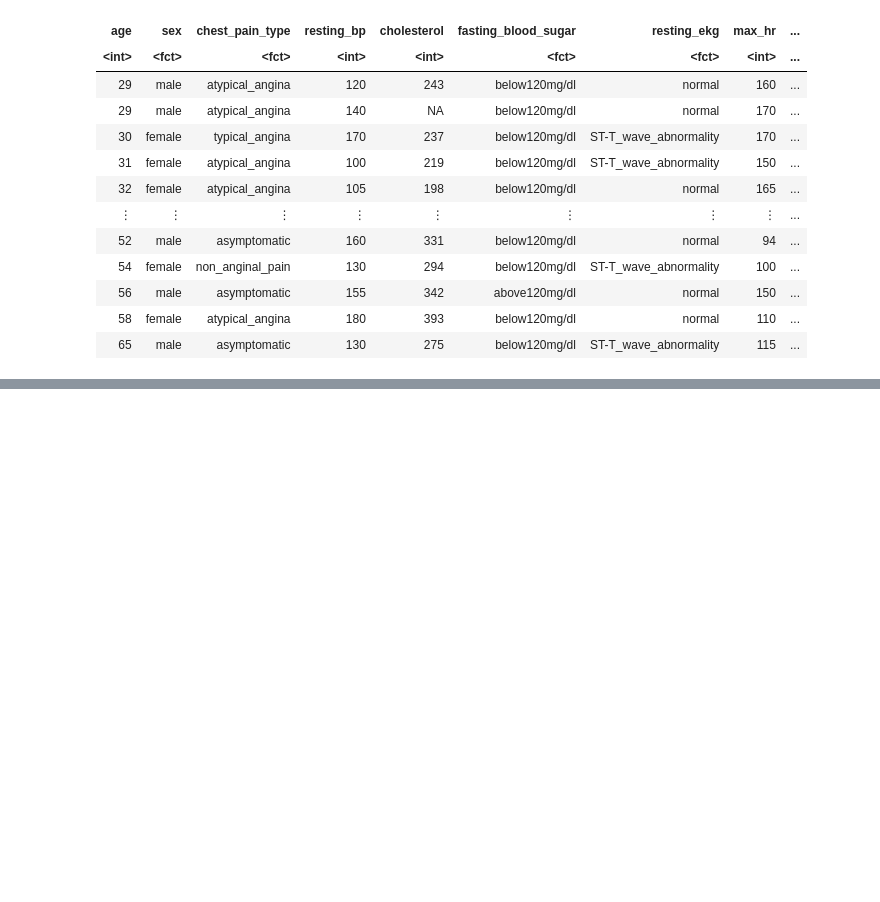
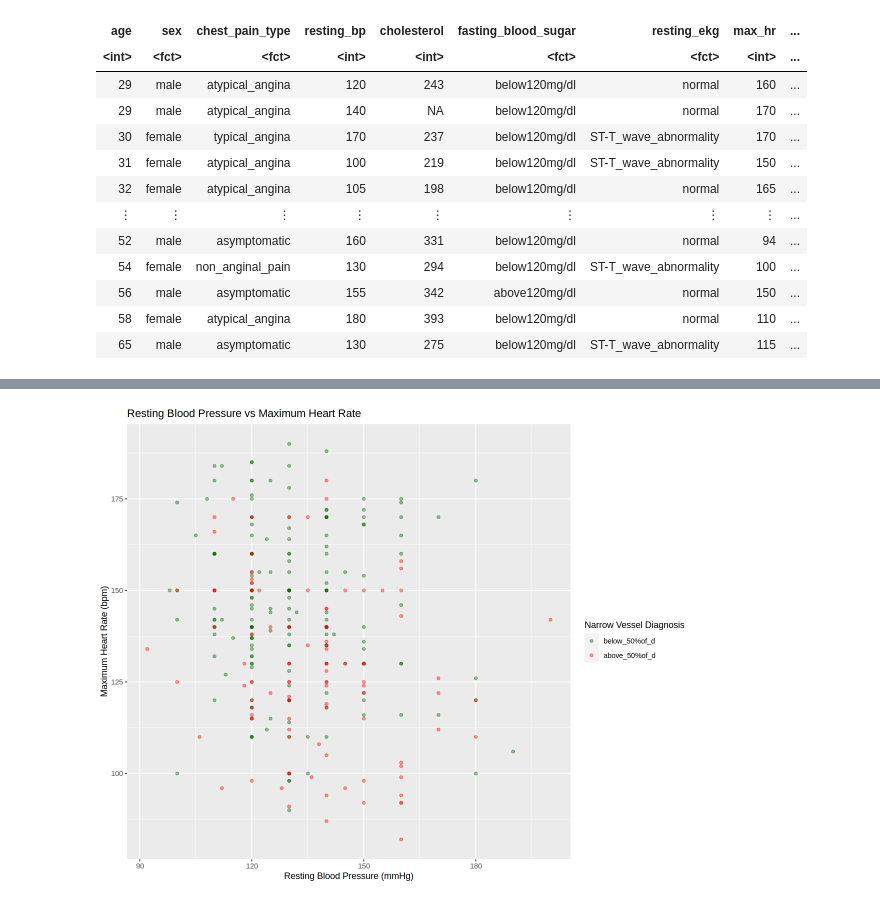
Before and after one commit to MaxVinichenko/DSCI_100_Final_Project, a Jupyter notebook: data.ipynb, the cells around one changed output, grey strips where cells are left out. Cells and saved outputs as stored; diff of their text form; code cells hidden in the pictures; blank space fills up the shorter version.

```diff
--- a/data.ipynb
+++ b/data.ipynb
@@ -141,0 +146,11 @@ From the bar plot above, we can see that most heart disease diagnoses are associ
+# %%
+#Exploring the relationship between resting blood pressure, maximum heart rate and the narrow vesel diagnosis:
+restingbp_maxhr_graph<-formatted_heart_disease|>
+    ggplot(aes(x=resting_bp, y=max_hr, color=vessel_narrow))+
+        geom_point(alpha=0.4)+
+        labs(title="Resting Blood Pressure vs Maximum Heart Rate", x="Resting Blood Pressure (mmHg)", y="Maximum Heart Rate (bpm)", color="Narrow Vessel Diagnosis")+
+        scale_color_manual(values=c("darkgreen","red"))
+
+
+restingbp_maxhr_graph
+# %% [output]
@@ -141,0 +159 @@ From the bar plot above, we can see that most heart disease diagnoses are associ
+[figure, added]
```
Also changed, not shown: parts of 5 cells of this notebook.
